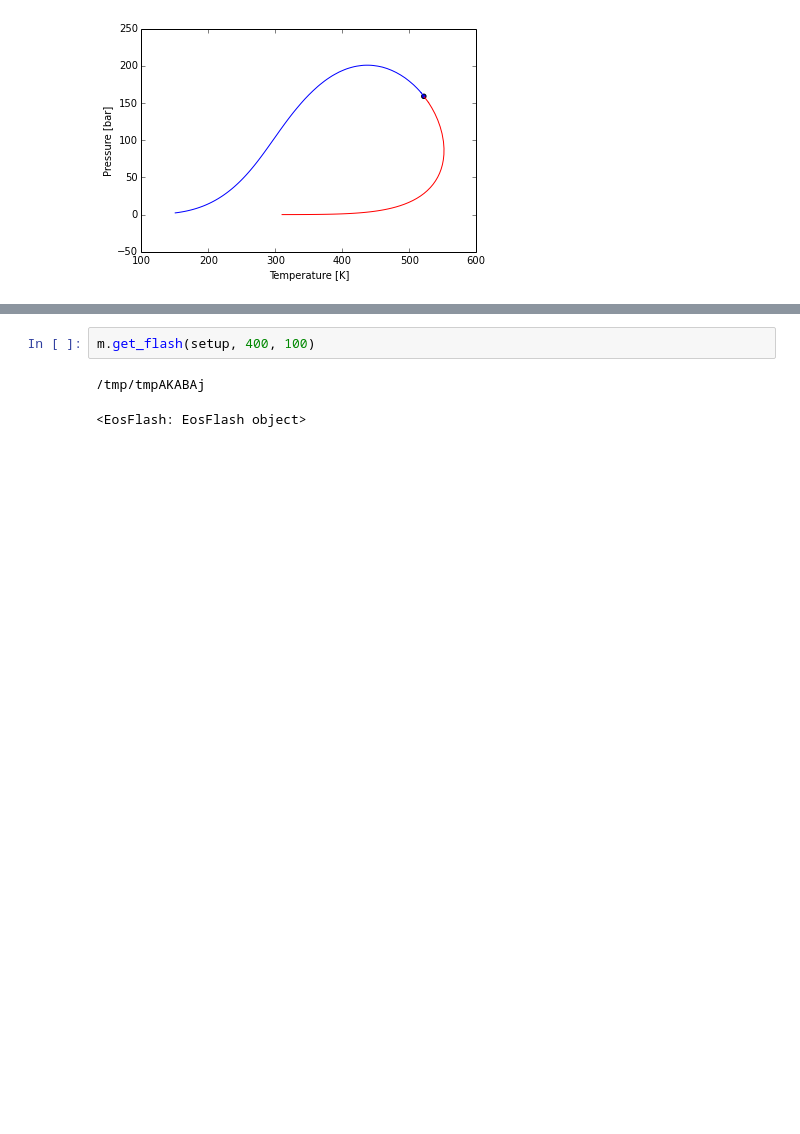
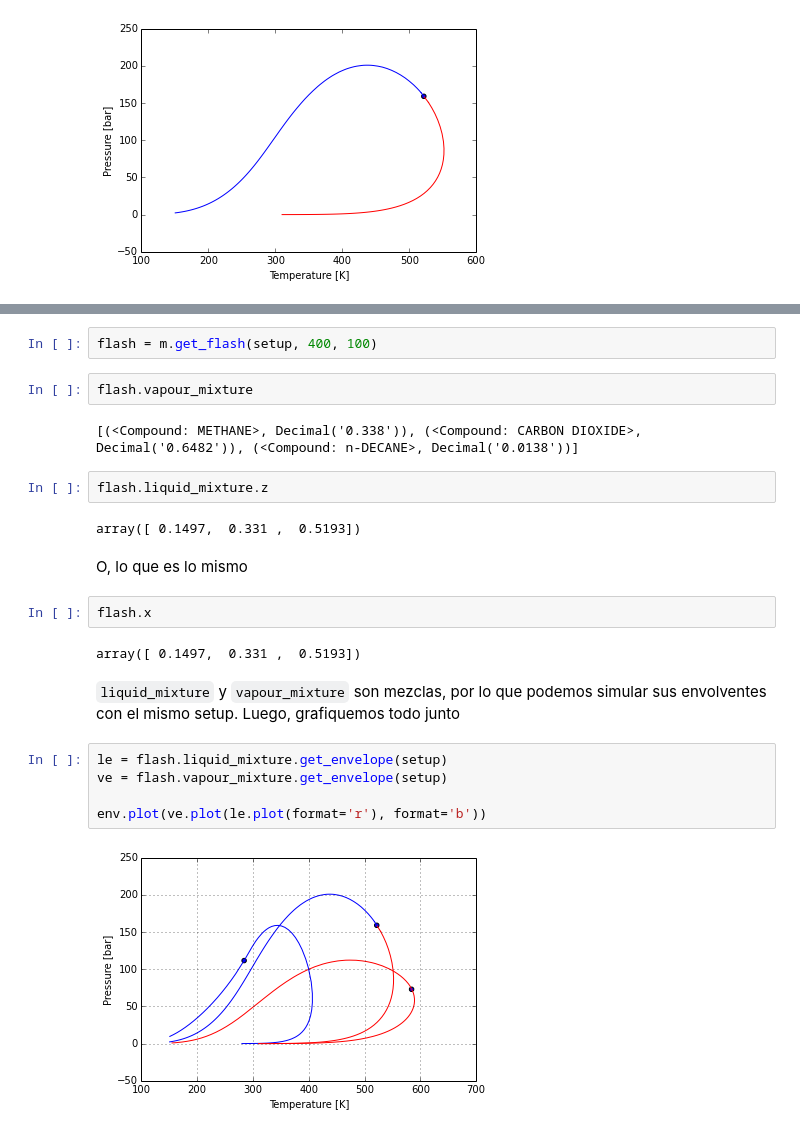
Before and after one commit to phasety/sur, a Jupyter notebook: examples/basic_envelope.ipynb, the cells around one changed output, grey strips where cells are left out. Cells and saved outputs as stored; diff of their text form; blank space fills up the shorter version.

```diff
--- a/examples/basic_envelope.ipynb
+++ b/examples/basic_envelope.ipynb
@@ -60,5 +122,25 @@ env.plot(fig)
 # %%
-m.get_flash(setup, 400, 100)
+flash = m.get_flash(setup, 400, 100)
-# %% [output]
-/tmp/tmpAKABAj
-<EosFlash: EosFlash object>
+# %%
+flash.vapour_mixture
+# %% [output]
+[(<Compound: METHANE>, Decimal('0.338')), (<Compound: CARBON DIOXIDE>, Decimal('0.6482')), (<Compound: n-DECANE>, Decimal('0.0138'))]
+# %%
+flash.liquid_mixture.z
+# %% [output]
+array([ 0.1497,  0.331 ,  0.5193])
+# %% [markdown]
+O, lo que es lo mismo
+# %%
+flash.x
+# %% [output]
+array([ 0.1497,  0.331 ,  0.5193])
+# %% [markdown]
+`liquid_mixture` y `vapour_mixture` son mezclas, por lo que podemos simular sus envolventes con el mismo setup. Luego, grafiquemos todo junto
+# %%
+le = flash.liquid_mixture.get_envelope(setup)
+ve = flash.vapour_mixture.get_envelope(setup)
+
+env.plot(ve.plot(le.plot(format='r'), format='b'))
+# %% [output]
+[figure, added]
```
Also changed, not shown: parts of 23 cells of this notebook, 2 other files.
